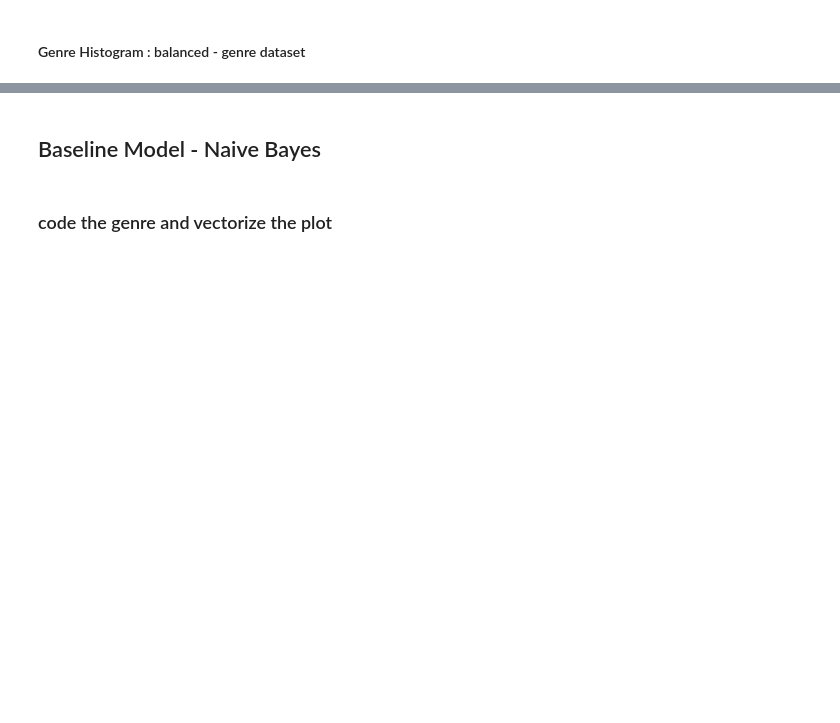
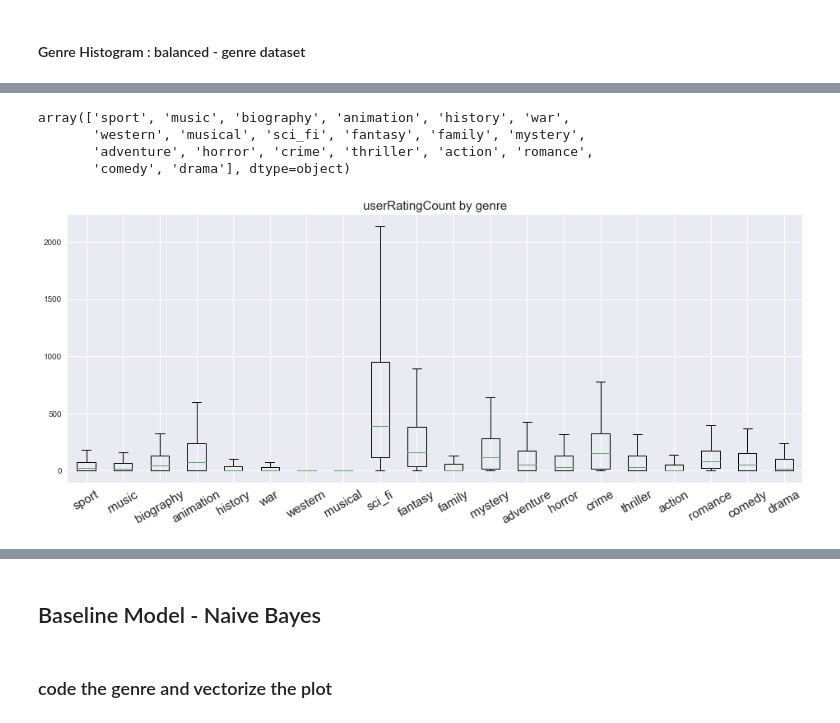
Before and after one commit to BoyuanSun930/cs209b-g6-movie, a Jupyter notebook: Exploratory Data Analysis.ipynb, the cells around one changed output, grey strips where cells are left out. Cells and saved outputs as stored; diff of their text form; code cells hidden in the pictures; blank space fills up the shorter version.

```diff
--- a/Exploratory Data Analysis.ipynb
+++ b/Exploratory Data Analysis.ipynb
@@ -167,0 +198,33 @@ ax.set_title('Genre Counts', fontsize = 15);
+# %%
+genres = imdb_movie['genre'].unique()
+# %% [output]
+array(['sport', 'music', 'biography', 'animation', 'history', 'war',
+       'western', 'musical', 'sci_fi', 'fantasy', 'family', 'mystery',
+       'adventure', 'horror', 'crime', 'thriller', 'action', 'romance',
+       'comedy', 'drama'], dtype=object)
+# %%
+def plot_box(feature, ax):
+    values = []
+    df = imdb_movie.dropna(subset = [feature])
+    ymaxs = []
+    ymins = []
+    for g in genres:
+        values.append(df[df['genre']==g][feature].values)
+#         if feature in ['userRatingCount', 'ratingCount', 'userRatingCount']:
+#             ymaxs.append(np.percentile(df[df['genre']==g][feature].values, 95))
+#             ymins.append(np.percentile(df[df['genre']==g][feature].values, 5))
+
+    ax = plt.boxplot(values, labels=genres)
+    plt.title(feature + ' by genre', size=15)
+    plt.xticks(rotation=30, size=15)
+#     if feature in ['userRatingCount', 'ratingCount', 'userRatingCount']:
+#         ymax = np.max(ymaxs)
+#         ymin = np.min(ymins)
+#         diff = ymax - ymin
+#         plt.ylim(ymin - 0.05*diff, ymax + 0.05*diff)
+    plt.plot()
+# %%
+fig, ax = plt.subplots(1, 1, figsize=(16,6))
+ax = plot_box('userRatingCount', ax);
+# %% [output]
+[figure, added]
```
Also changed, not shown: parts of 21 cells of this notebook.
